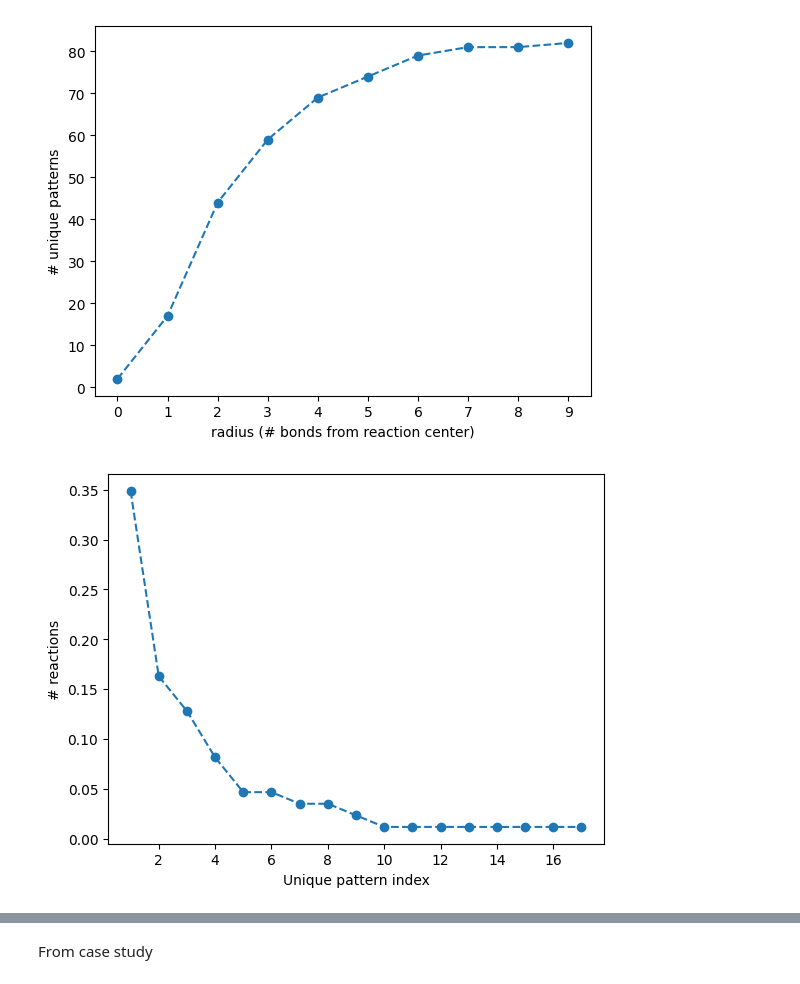
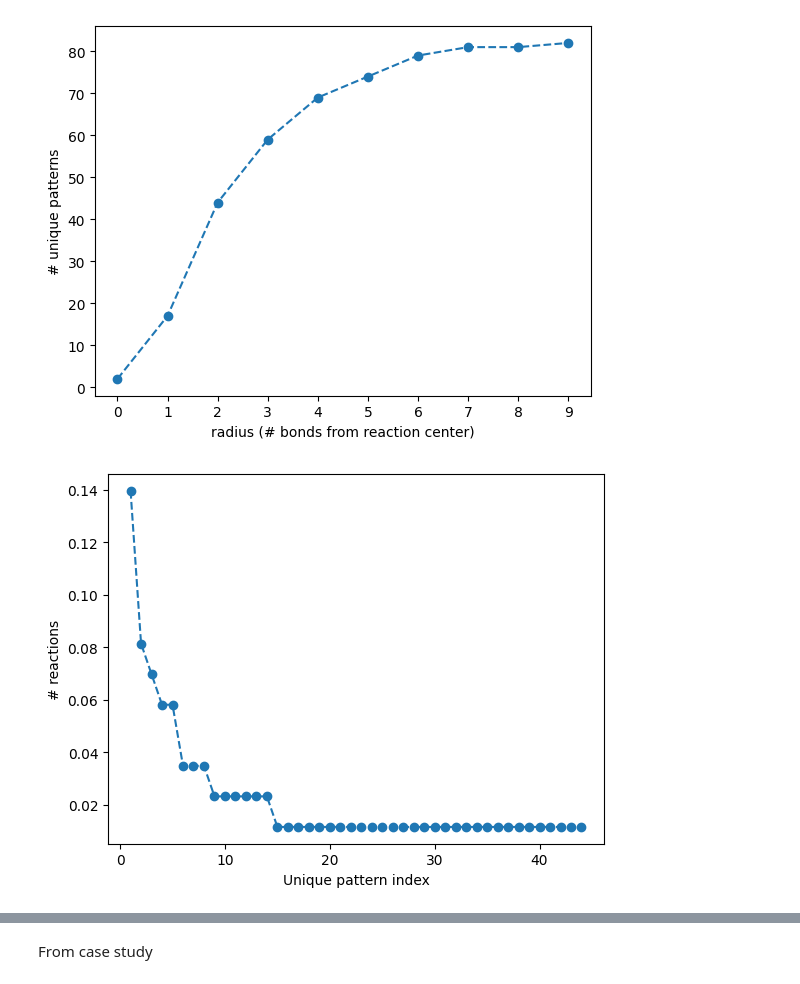
Before and after one commit to stefanpate/coarse-grain-rxns, a Jupyter notebook: notebooks/decarb.ipynb, the cells around one changed output, grey strips where cells are left out. Saved outputs shown, nothing was run; the diff lists cells and outputs as text; code cells hidden in the pictures.

```diff
--- a/notebooks/decarb.ipynb
+++ b/notebooks/decarb.ipynb
@@ -107,18 +107,18 @@ plt.show()
 # %%
 def substructure_pmf(r: int, r_hop_cts=r_hop_cts):
     r_srt_ct = sorted(r_hop_cts[r].values(), reverse=True)
     tot = sum(r_srt_ct)
     r_srt_ct = [elt / tot for elt in r_srt_ct]
     rank = [i for i in range(1, len(r_srt_ct) + 1)]
     fig, ax = plt.subplots()
     ax.plot(rank, r_srt_ct, ls='--', marker='o')
     ax.set_ylabel('# reactions')
     ax.set_xlabel('Unique pattern index')
     plt.show()
 
-substructure_pmf(r=1)
+substructure_pmf(r=2)
 # %% [output]
-[figure, old version]
+[figure, new version]
 # %%
 # Display substructures
 
```
Also changed, not shown: parts of 3 cells of this notebook, 4 other files.
